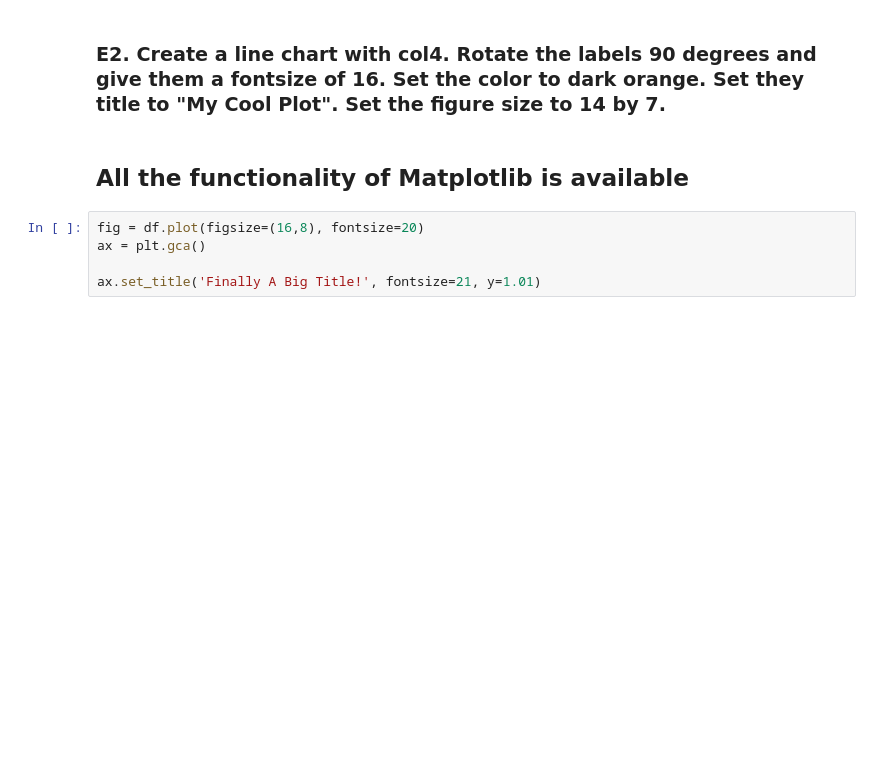
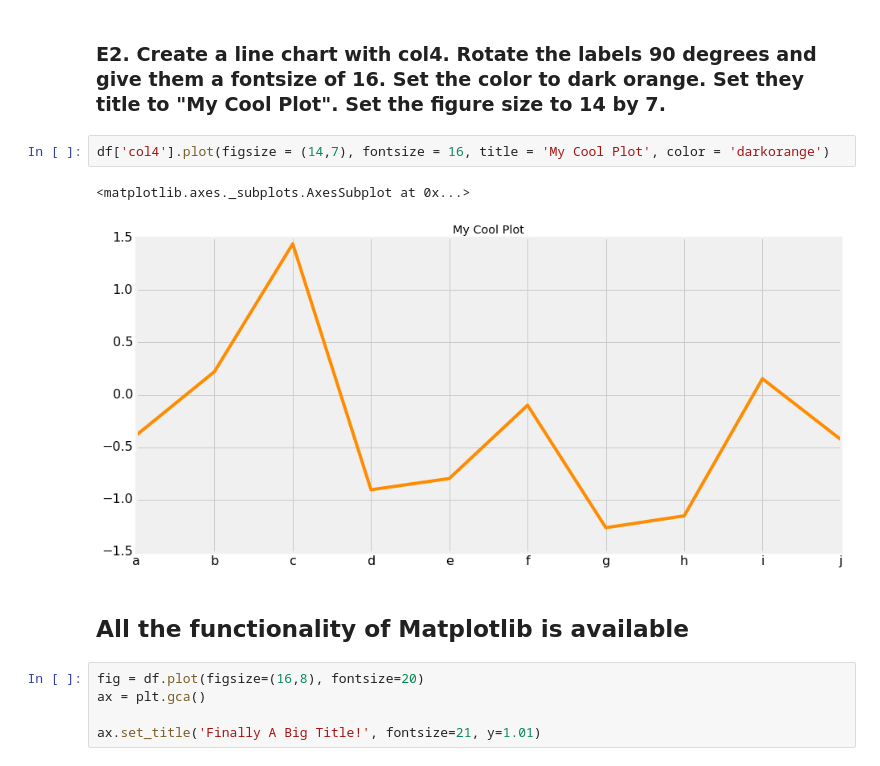
Before and after one commit to yawitzd/DSI-NYC-1, a Jupyter notebook: curriculum/week-02/5.3-pandas-plotting/W2_D5 Plotting with Pandas - Worksheet_completed.ipynb, the cells around one changed output. Saved outputs shown, nothing was run; the diff lists cells and outputs as text; blank space fills up the shorter version.

```diff
--- a/curriculum/week-02/5.3-pandas-plotting/W2_D5 Plotting with Pandas - Worksheet.ipynb
+++ b/curriculum/week-02/5.3-pandas-plotting/W2_D5 Plotting with Pandas - Worksheet_completed.ipynb
@@ -109,5 +115,10 @@ df.plot(figsize=(16,8), fontsize=20, rot=-50, title='Big Rotated Labels - Tiny T
 # %% [markdown]
 ### E2. Create a line chart with col4. Rotate the labels 90 degrees and give them a fontsize of 16. Set the color to dark orange. Set they title to "My Cool Plot". Set the figure size to 14 by 7.
+# %%
+df['col4'].plot(figsize = (14,7), fontsize = 16, title = 'My Cool Plot', color = 'darkorange')
+# %% [output]
+<matplotlib.axes._subplots.AxesSubplot at 0x...>
+[figure, added]
 # %% [markdown]
 ## All the functionality of Matplotlib is available
 # %%
```
Also changed, not shown: parts of 29 cells of this notebook, 4 other files.
